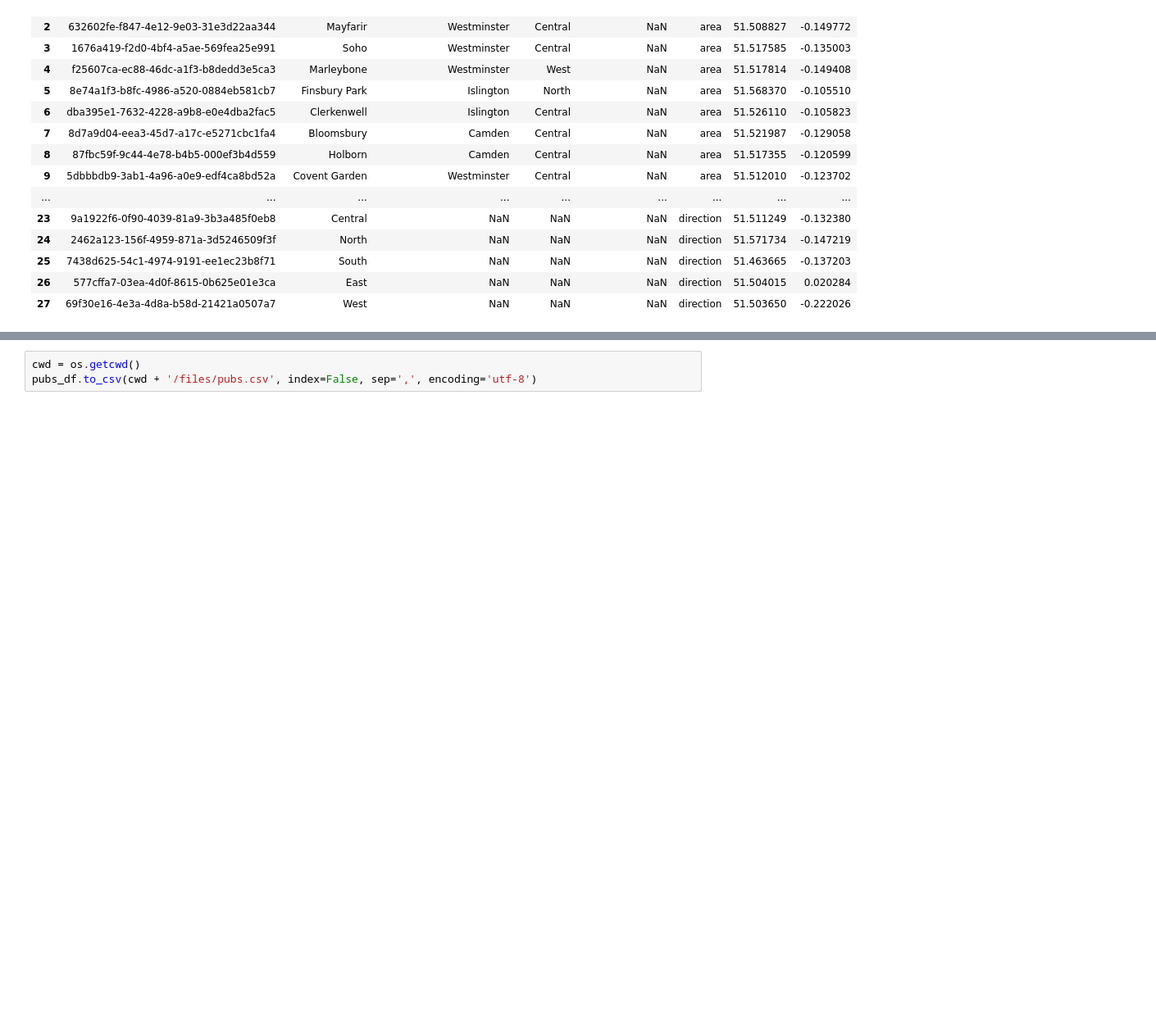
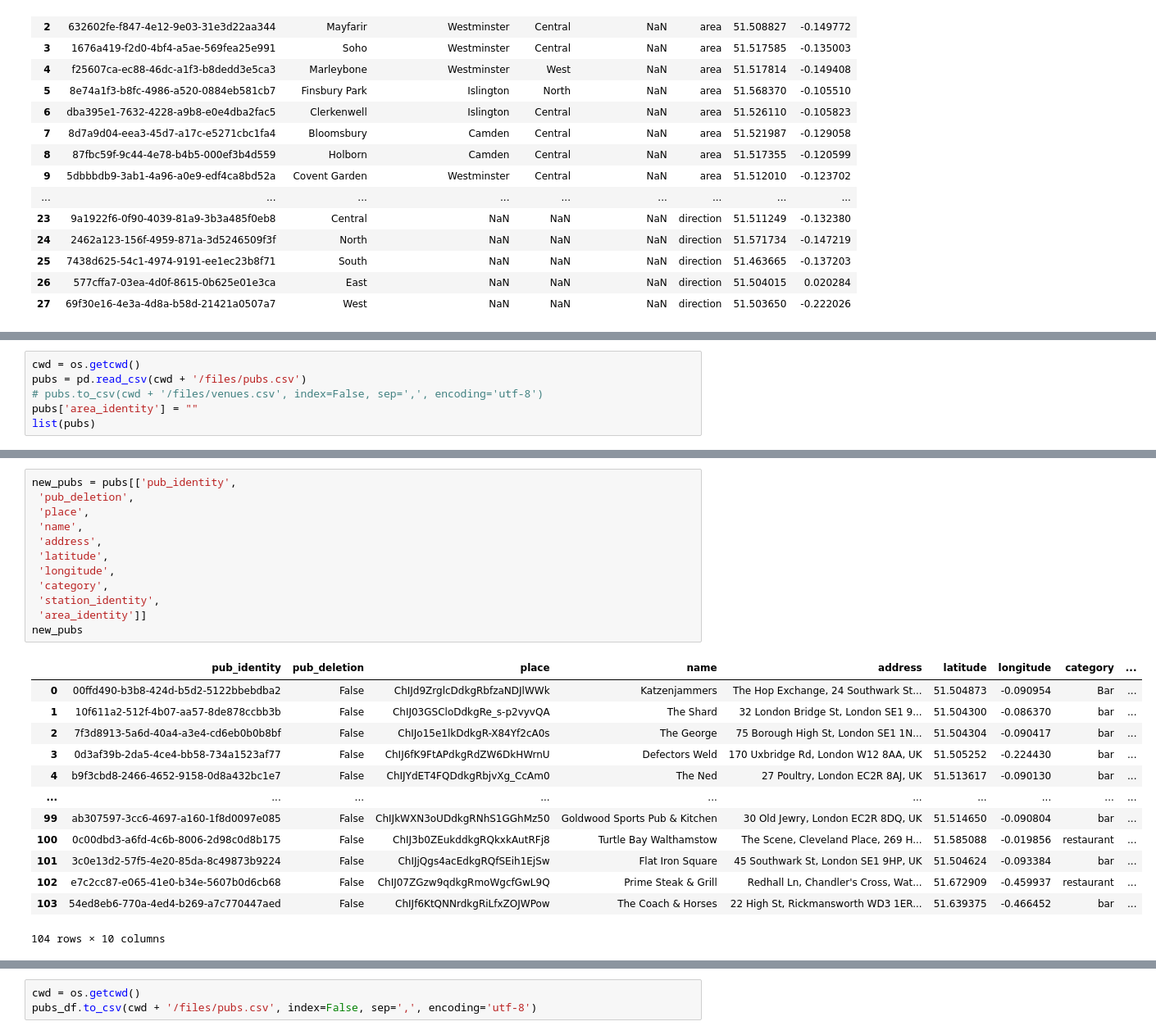
Before and after one commit to cartsmate/thepubcrawls, a Jupyter notebook: stations_edit.ipynb, the cells around one changed output, grey strips where cells are left out. Shown: that part at 82% size. Saved outputs shown, nothing was run; the diff lists cells and outputs as text; blank space fills up the shorter version.

```diff
--- a/stations_edit.ipynb
+++ b/stations_edit.ipynb
@@ -307,0 +285,6 @@ pubs_df
+# %%
+cwd = os.getcwd()
+pubs = pd.read_csv(cwd + '/files/pubs.csv')
+# pubs.to_csv(cwd + '/files/venues.csv', index=False, sep=',', encoding='utf-8')
+pubs['area_identity'] = ""
+list(pubs)
@@ -307,0 +302,26 @@ pubs_df
+# %%
+new_pubs = pubs[['pub_identity',
+ 'pub_deletion',
+ 'place',
+ 'name',
+ 'address',
+ 'latitude',
+ 'longitude',
+ 'category',
+ 'station_identity',
+ 'area_identity']]
+new_pubs
+# %% [output]
+|  | pub_identity | pub_deletion | place | name | address | latitude | longitude | category | ... |
+| 0 | 00ffd490-b3b8-424d-b5d2-5122bbebdba2 | False | ChIJd9ZrglcDdkgRbfzaNDJlWWk | Katzenjammers | The Hop Exchange, 24 Southwark St... | 51.504873 | -0.090954 | Bar | ... |
+| 1 | 10f611a2-512f-4b07-aa57-8de878ccbb3b | False | ChIJ03GSCloDdkgRe_s-p2vyvQA | The Shard | 32 London Bridge St, London SE1 9... | 51.504300 | -0.086370 | bar | ... |
+| 2 | 7f3d8913-5a6d-40a4-a3e4-cd6eb0b0b8bf | False | ChIJo15e1lkDdkgR-X84Yf2cA0s | The George | 75 Borough High St, London SE1 1N... | 51.504304 | -0.090417 | bar | ... |
+| 3 | 0d3af39b-2da5-4ce4-bb58-734a1523af77 | False | ChIJ6fK9FtAPdkgRdZW6DkHWrnU | Defectors Weld | 170 Uxbridge Rd, London W12 8AA, UK | 51.505252 | -0.224430 | bar | ... |
+| 4 | b9f3cbd8-2466-4652-9158-0d8a432bc1e7 | False | ChIJYdET4FQDdkgRbjvXg_CcAm0 | The Ned | 27 Poultry, London EC2R 8AJ, UK | 51.513617 | -0.090130 | bar | ... |
+| ... | ... | ... | ... | ... | ... | ... | ... | ... | ... |
+| 99 | ab307597-3cc6-4697-a160-1f8d0097e085 | False | ChIJkWXN3oUDdkgRNhS1GGhMz50 | Goldwood Sports Pub & Kitchen | 30 Old Jewry, London EC2R 8DQ, UK | 51.514650 | -0.090804 | bar | ... |
+| 100 | 0c00dbd3-a6fd-4c6b-8006-2d98c0d8b175 | False | ChIJ3b0ZEukddkgRQkxkAutRFj8 | Turtle Bay Walthamstow | The Scene, Cleveland Place, 269 H... | 51.585088 | -0.019856 | restaurant | ... |
+| 101 | 3c0e13d2-57f5-4e20-85da-8c49873b9224 | False | ChIJjQgs4acEdkgRQfSEih1EjSw | Flat Iron Square | 45 Southwark St, London SE1 9HP, UK | 51.504624 | -0.093384 | bar | ... |
+| 102 | e7c2cc87-e065-41e0-b34e-5607b0d6cb68 | False | ChIJ07ZGzw9qdkgRmoWgcfGwL9Q | Prime Steak & Grill | Redhall Ln, Chandler's Cross, Wat... | 51.672909 | -0.459937 | restaurant | ... |
+| 103 | 54ed8eb6-770a-4ed4-b269-a7c770447aed | False | ChIJf6KtQNNrdkgRiLfxZOJWPow | The Coach & Horses | 22 High St, Rickmansworth WD3 1ER... | 51.639375 | -0.466452 | bar | ... |
+104 rows × 10 columns
```
Also changed, not shown: parts of 4 cells of this notebook, 55 other files.
